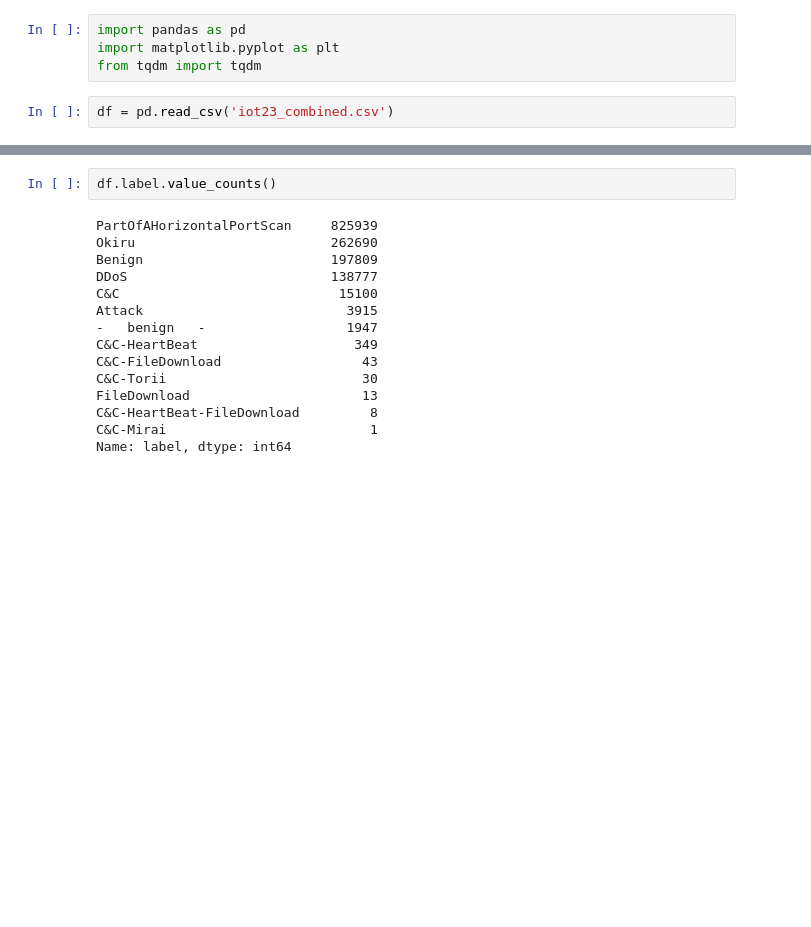
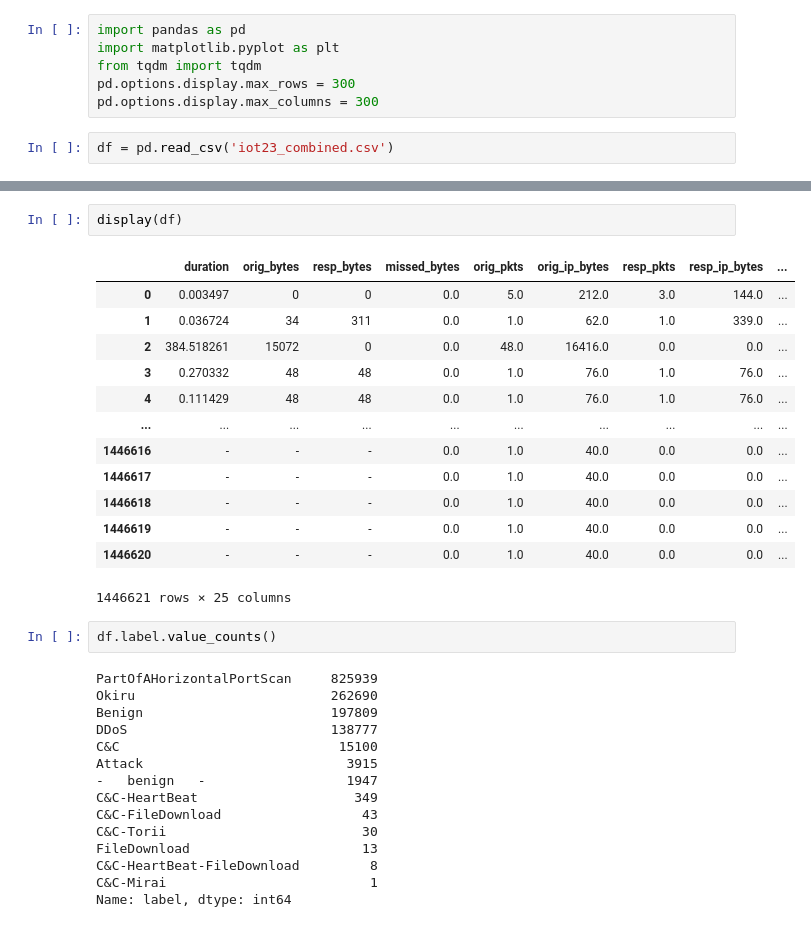
Before and after one commit to ShivNandan-28/IOT23-EDA-and-Label-Prediction, a Jupyter notebook: test graph.ipynb, the cells around one changed output, grey strips where cells are left out. Cells and saved outputs as stored; diff of their text form; blank space fills up the shorter version.

```diff
--- a/test graph.ipynb
+++ b/test graph.ipynb
@@ -2,6 +2,8 @@
 import pandas as pd
 import matplotlib.pyplot as plt
 from tqdm import tqdm
+pd.options.display.max_rows = 300
+pd.options.display.max_columns = 300
 # %%
 df = pd.read_csv('iot23_combined.csv')
 # %%
@@ -9,3 +29,19 @@ df.info()
+# %%
+display(df)
+# %% [output]
+|  | duration | orig_bytes | resp_bytes | missed_bytes | orig_pkts | orig_ip_bytes | resp_pkts | resp_ip_bytes | ... |
+| 0 | 0.003497 | 0 | 0 | 0.0 | 5.0 | 212.0 | 3.0 | 144.0 | ... |
+| 1 | 0.036724 | 34 | 311 | 0.0 | 1.0 | 62.0 | 1.0 | 339.0 | ... |
+| 2 | 384.518261 | 15072 | 0 | 0.0 | 48.0 | 16416.0 | 0.0 | 0.0 | ... |
+| 3 | 0.270332 | 48 | 48 | 0.0 | 1.0 | 76.0 | 1.0 | 76.0 | ... |
+| 4 | 0.111429 | 48 | 48 | 0.0 | 1.0 | 76.0 | 1.0 | 76.0 | ... |
+| ... | ... | ... | ... | ... | ... | ... | ... | ... | ... |
+| 1446616 | - | - | - | 0.0 | 1.0 | 40.0 | 0.0 | 0.0 | ... |
+| 1446617 | - | - | - | 0.0 | 1.0 | 40.0 | 0.0 | 0.0 | ... |
+| 1446618 | - | - | - | 0.0 | 1.0 | 40.0 | 0.0 | 0.0 | ... |
+| 1446619 | - | - | - | 0.0 | 1.0 | 40.0 | 0.0 | 0.0 | ... |
+| 1446620 | - | - | - | 0.0 | 1.0 | 40.0 | 0.0 | 0.0 | ... |
+1446621 rows × 25 columns
 # %%
 df.label.value_counts()
 # %% [output]
```
Also changed, not shown: parts of 4 cells of this notebook.
